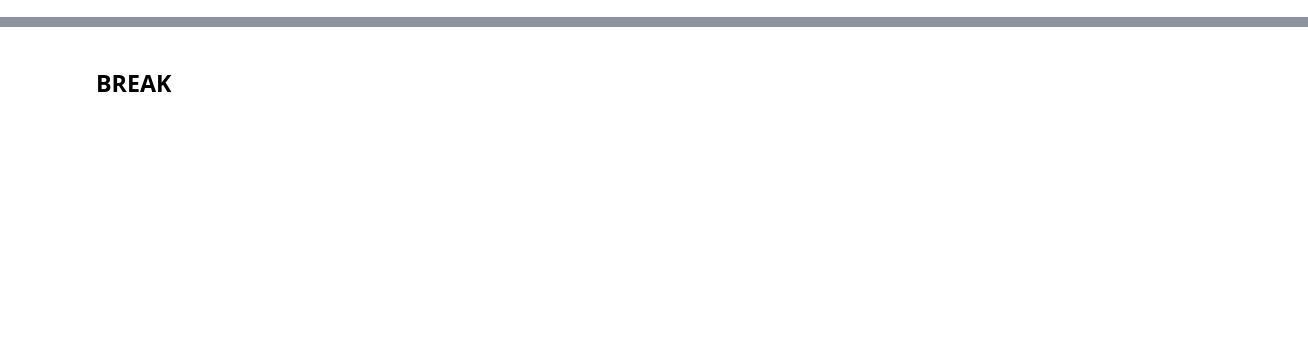
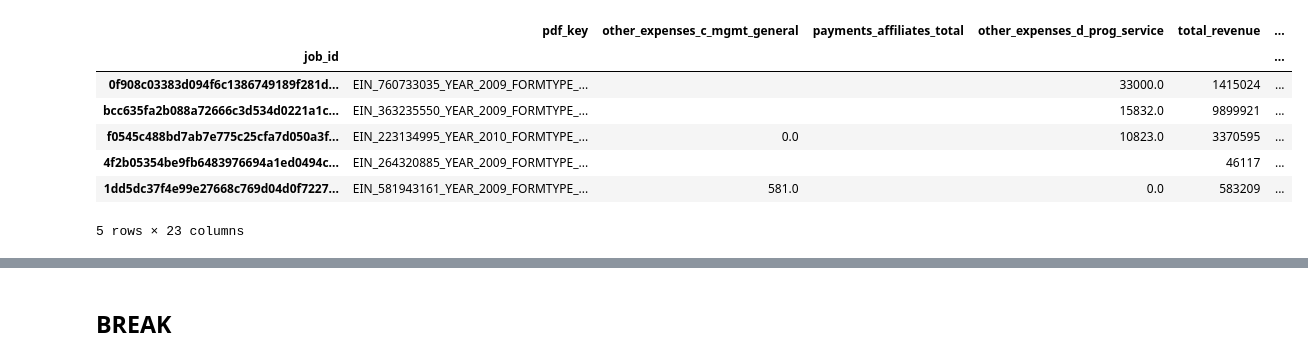
Before and after one commit to ethanscorey/parse_990_textract, a Jupyter notebook: debug_notebook.ipynb, the cells around one changed output, grey strips where cells are left out. Drawn from its saved outputs; the diff is of its cells as text; code cells hidden in the pictures; blank space fills up the shorter version.

```diff
--- a/debug_notebook.ipynb
+++ b/debug_notebook.ipynb
@@ -31,5 +18,17 @@ TEST_JOB_IDS = [
 # %%
 bucket = boto3.resource("s3").Bucket("s3-ocr-990s-demo")
+# %%
+validation_data = pd.read_csv("validation_data.csv", index_col="job_id").fillna("")
+validation_data.head()
+# %% [output]
+|  | pdf_key | other_expenses_c_mgmt_general | payments_affiliates_total | other_expenses_d_prog_service | total_revenue | ... |
+| job_id |  |  |  |  |  | ... |
+| 0f908c03383d094f6c1386749189f281d... | EIN_760733035_YEAR_2009_FORMTYPE_... |  |  | 33000.0 | 1415024 | ... |
+| bcc635fa2b088a72666c3d534d0221a1c... | EIN_363235550_YEAR_2009_FORMTYPE_... |  |  | 15832.0 | 9899921 | ... |
+| f0545c488bd7ab7e775c25cfa7d050a3f... | EIN_223134995_YEAR_2010_FORMTYPE_... | 0.0 |  | 10823.0 | 3370595 | ... |
+| 4f2b05354be9fb6483976694a1ed0494c... | EIN_264320885_YEAR_2009_FORMTYPE_... |  |  |  | 46117 | ... |
+| 1dd5dc37f4e99e27668c769d04d0f7227... | EIN_581943161_YEAR_2009_FORMTYPE_... | 581.0 |  | 0.0 | 583209 | ... |
+5 rows × 23 columns
 # %%
 extractor_df = load_extractor_df("990_extractors.csv")
 roadmap_df = load_extractor_df("990_roadmap.csv")
```
Also changed, not shown: parts of 60 cells of this notebook, 10 other files.
